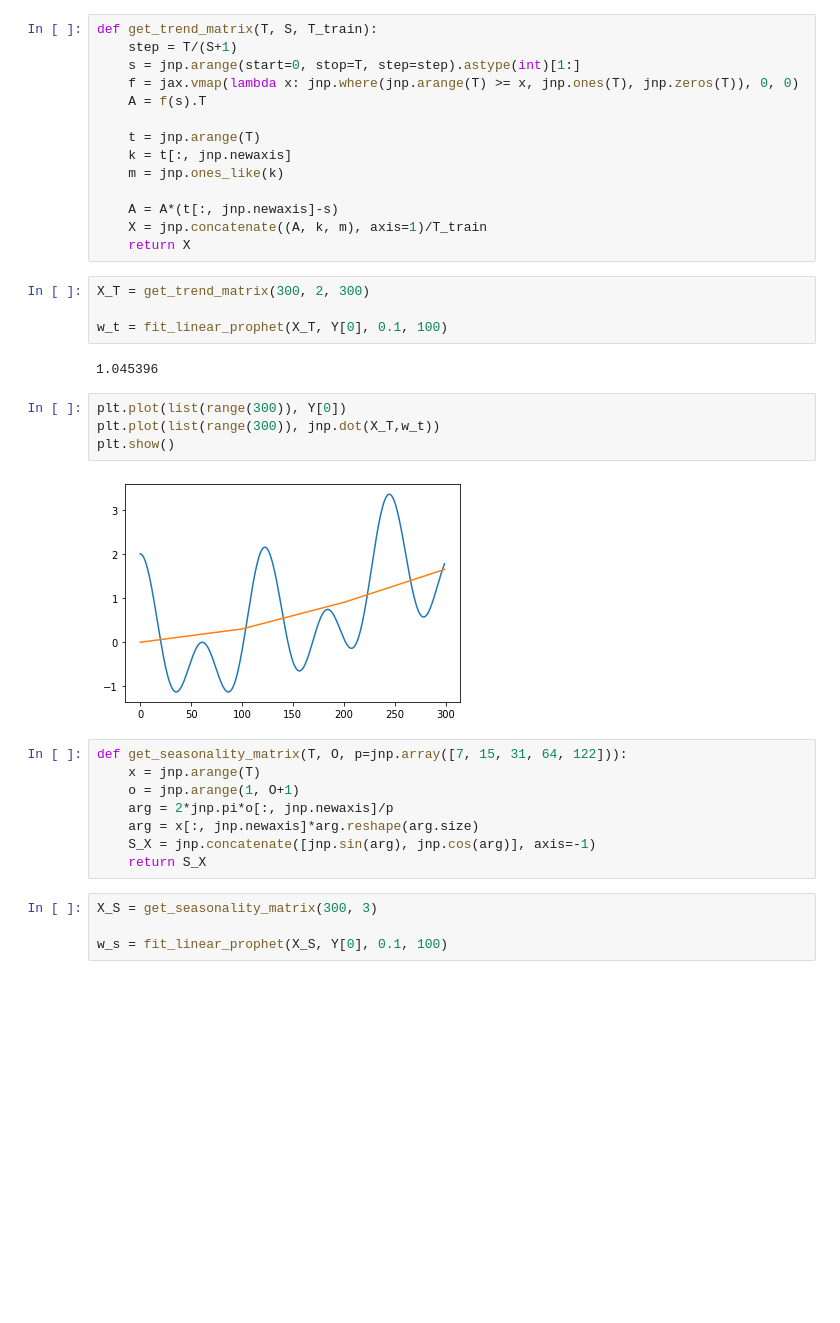
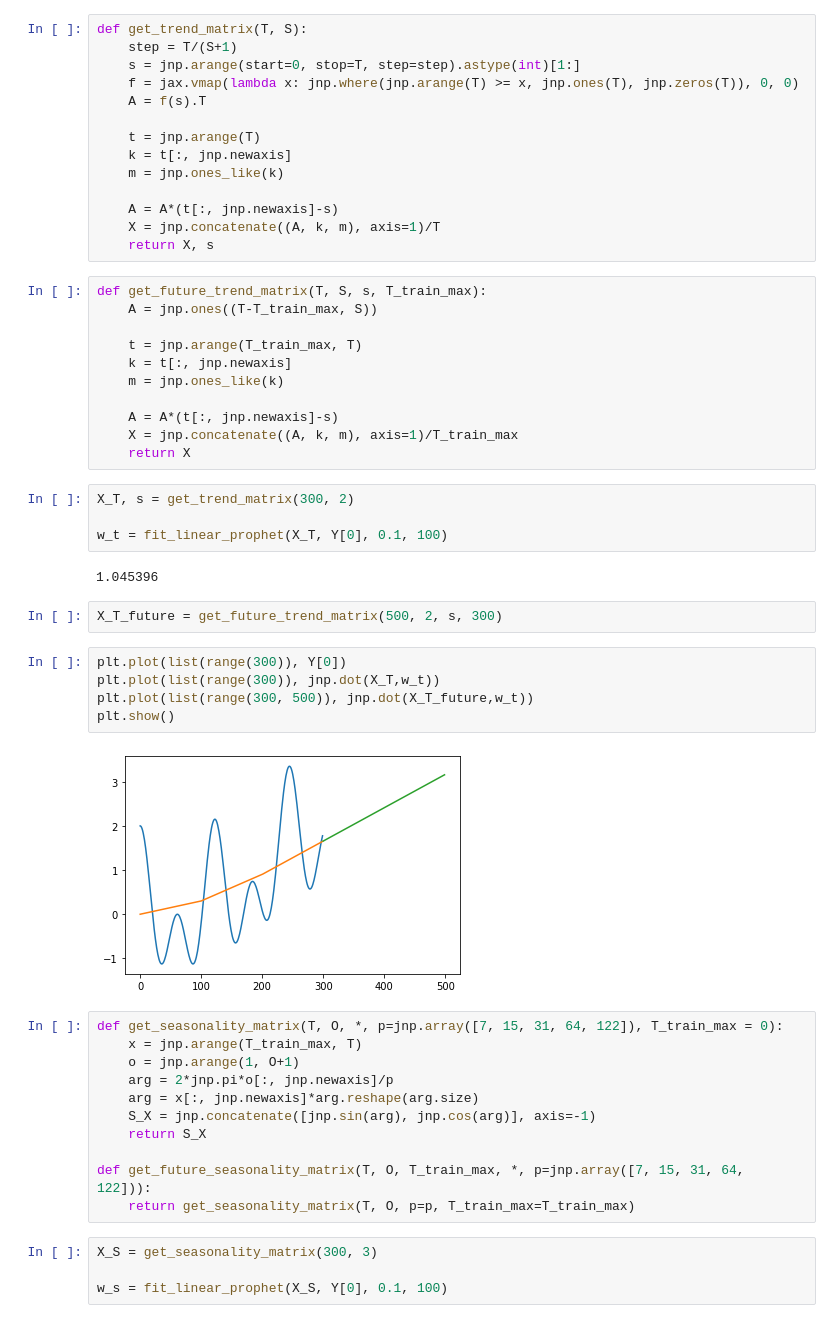
Before and after one commit to DominikHuss/AITech-forecasting, a Jupyter notebook: normal_equation_prophet.ipynb, the cells around one changed output. Saved outputs shown, nothing was run; the diff lists cells and outputs as text; blank space fills up the shorter version.

```diff
--- a/normal_equation_prophet.ipynb
+++ b/normal_equation_prophet.ipynb
@@ -29,7 +51,7 @@ key = jax.random.PRNGKey(2137)
 _, A = get_generator()
 Y, w = generate_time_series(key, A, batch_size=10)
 # %%
-def get_trend_matrix(T, S, T_train):
+def get_trend_matrix(T, S):
     step = T/(S+1)
     s = jnp.arange(start=0, stop=T, step=step).astype(int)[1:]
     f = jax.vmap(lambda x: jnp.where(jnp.arange(T) >= x, jnp.ones(T), jnp.zeros(T)), 0, 0)
@@ -40,28 +62,45 @@ def get_trend_matrix(T, S, T_train):
     m = jnp.ones_like(k)
 
     A = A*(t[:, jnp.newaxis]-s)
-    X = jnp.concatenate((A, k, m), axis=1)/T_train
-    return X
+    X = jnp.concatenate((A, k, m), axis=1)/T
+    return X, s
+# %%
+def get_future_trend_matrix(T, S, s, T_train_max):
+    A = jnp.ones((T-T_train_max, S))
+
+    t = jnp.arange(T_train_max, T)
+    k = t[:, jnp.newaxis]
+    m = jnp.ones_like(k)
+
+    A = A*(t[:, jnp.newaxis]-s)
+    X = jnp.concatenate((A, k, m), axis=1)/T_train_max
+    return X
 # %%
-X_T = get_trend_matrix(300, 2, 300)
+X_T, s = get_trend_matrix(300, 2)
 
 w_t = fit_linear_prophet(X_T, Y[0], 0.1, 100)
 # %% [output]
 1.045396
+# %%
+X_T_future = get_future_trend_matrix(500, 2, s, 300)
 # %%
 plt.plot(list(range(300)), Y[0])
 plt.plot(list(range(300)), jnp.dot(X_T,w_t))
+plt.plot(list(range(300, 500)), jnp.dot(X_T_future,w_t))
 plt.show()
 # %% [output]
-[figure, old version]
+[figure, new version]
 # %%
-def get_seasonality_matrix(T, O, p=jnp.array([7, 15, 31, 64, 122])):
-    x = jnp.arange(T)
+def get_seasonality_matrix(T, O, *, p=jnp.array([7, 15, 31, 64, 122]), T_train_max = 0):
+    x = jnp.arange(T_train_max, T)
     o = jnp.arange(1, O+1)
     arg = 2*jnp.pi*o[:, jnp.newaxis]/p
     arg = x[:, jnp.newaxis]*arg.reshape(arg.size)
     S_X = jnp.concatenate([jnp.sin(arg), jnp.cos(arg)], axis=-1)
     return S_X
+
+def get_future_seasonality_matrix(T, O, T_train_max, *, p=jnp.array([7, 15, 31, 64, 122])):
+    return get_seasonality_matrix(T, O, p=p, T_train_max=T_train_max)
 # %%
 X_S = get_seasonality_matrix(300, 3)
 
```
Also changed, not shown: parts of 11 cells of this notebook, 1 other file.
